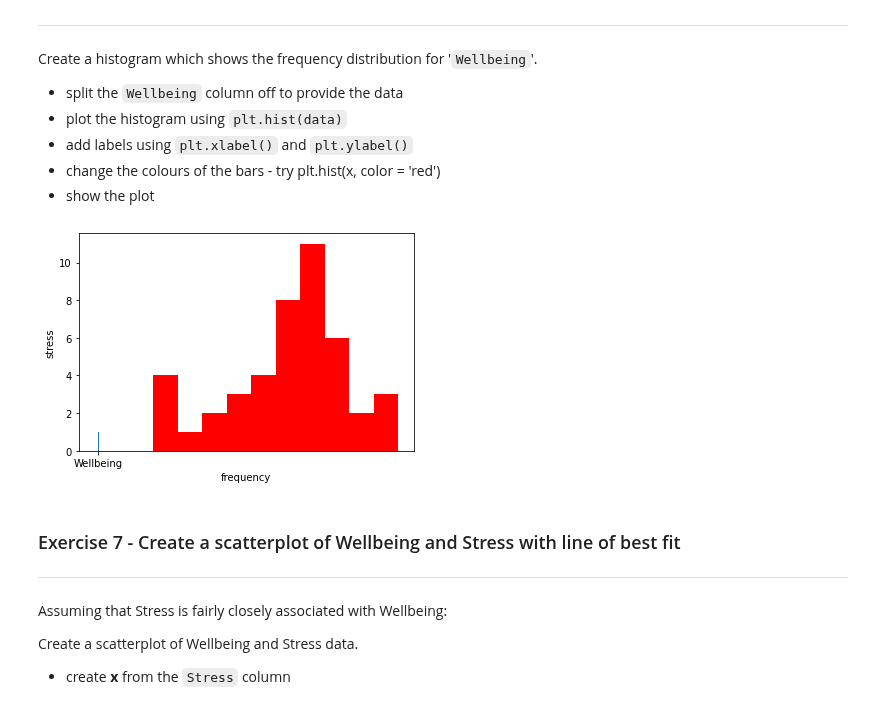
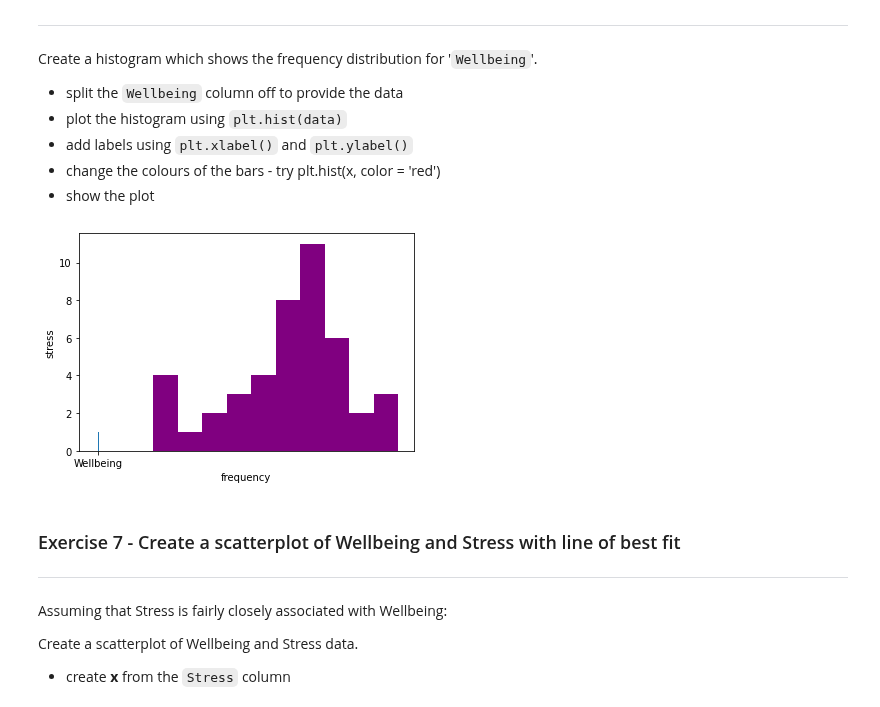
Before and after one commit to RautenM/PythonFundamentals, a Jupyter notebook: Worksheets/7_1_Visualisation_with_matplotlib.ipynb, the cells around one changed output. Drawn from its saved outputs; the diff is of its cells as text; code cells hidden in the pictures.

```diff
--- a/Worksheets/7_1_Visualisation_with_matplotlib.ipynb
+++ b/Worksheets/7_1_Visualisation_with_matplotlib.ipynb
@@ -248,23 +248,23 @@ Create a histogram which shows the frequency distribution for '`Wellbeing`'.
 # %%
 import pandas as pd
 import matplotlib.pyplot as plt
 
 
 
 url = ("https://github.com/lilaceri/Working-with-data-/blob/b157a2feceb7709cf82426932385706d65446270/Data%20Sets%20for%20code%20divisio/Positive_Psychology_2017.csv?raw=true")
 df = pd.read_csv(url)
 df
 
 wellbeing = df['Wellbeing']
 data = "Wellbeing"
 
 plt.hist(data)
 plt.xlabel('frequency')
 plt.ylabel('stress')
-plt.hist(wellbeing,color = 'red')
+plt.hist(wellbeing,color = 'purple')
 plt.show()
 # %% [output]
-[figure, old version]
+[figure, new version]
 # %% [markdown]
 ### Exercise 7 - Create a scatterplot of Wellbeing and Stress with line of best fit
 ---
```
